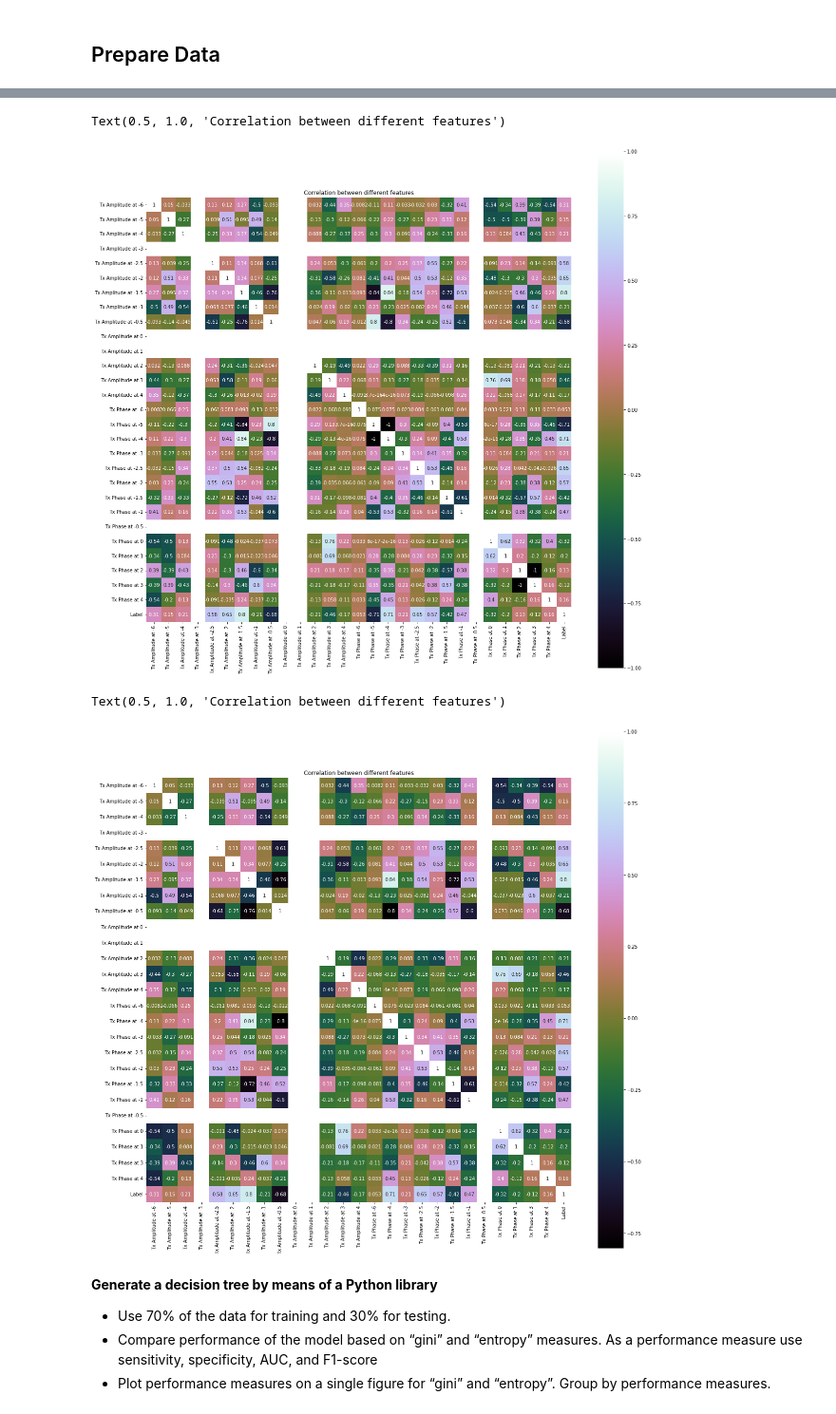
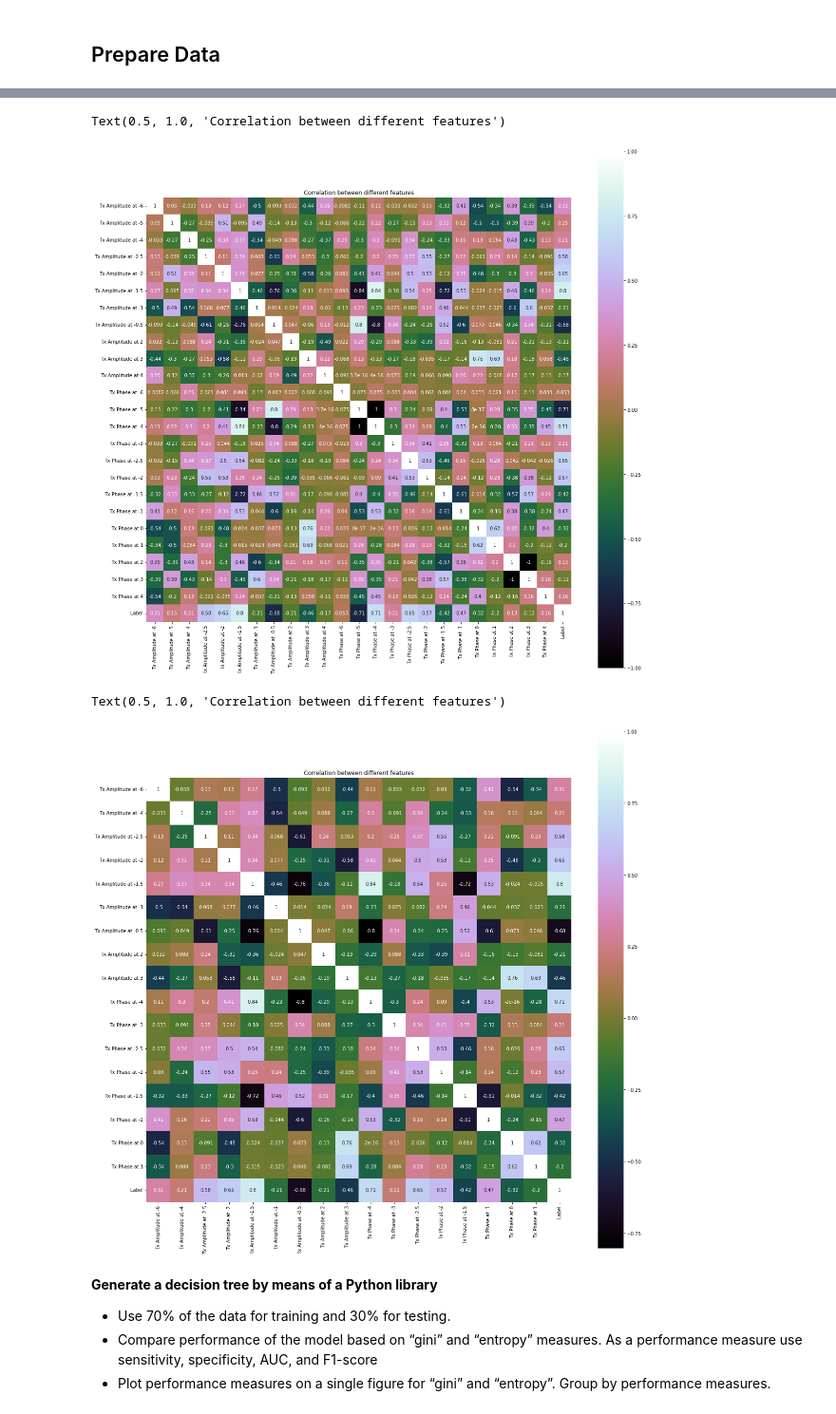
Before and after one commit to bjarreau/ML4MI, a Jupyter notebook: DT.ipynb, the cells around one changed output, grey strips where cells are left out. Shown at 95% size. Drawn from its saved outputs; the diff is of its cells as text; code cells hidden in the pictures.

```diff
--- a/DT.ipynb
+++ b/DT.ipynb
@@ -27,6 +27,7 @@ from sklearn import metrics
 # %%
 data = pd.read_csv("./Acoustic_Probing_DT.csv")
 data = data.drop(["ID", "Trial"], axis=1)
+data = data.drop(data.loc[:, data.nunique() == 1], axis=1)
 
 #When the csv reads in, it detects an extra row of NaN
 data = data.dropna()
@@ -62,17 +63,18 @@ sns.heatmap(corelationBetweenCols, vmax=1, square=True, annot=True, cmap='cubehe
 plt.title('Correlation between different features')
 # %% [output]
 Text(0.5, 1.0, 'Correlation between different features')
-[figure, old version]
+[figure, new version]
 # %%
-data = data.drop(["Tx Phase at -5", "Tx Phase at 2"], axis=1)
+data = data.drop(["Tx Phase at -5", "Tx Phase at 2"], axis=1) # reduce highly correlated fields
+data = data.drop(["Tx Amplitude at -5", "Tx Amplitude at 4", "Tx Phase at -6", "Tx Phase at 3", "Tx Phase at 4"], axis=1) # drop fields that are not correlated to the label, they won't help
 
 corelationBetweenCols = data.corr();
 plt.figure(figsize=(20,20))
 sns.heatmap(corelationBetweenCols, vmax=1, square=True, annot=True, cmap='cubehelix')
 plt.title('Correlation between different features')
 # %% [output]
 Text(0.5, 1.0, 'Correlation between different features')
-[figure, old version]
+[figure, new version]
 # %% [markdown]
 <b>Generate a decision tree by means of a Python library</b>
 - Use 70% of the data for training and 30% for testing.
```
Also changed, not shown: parts of 2 cells of this notebook.
